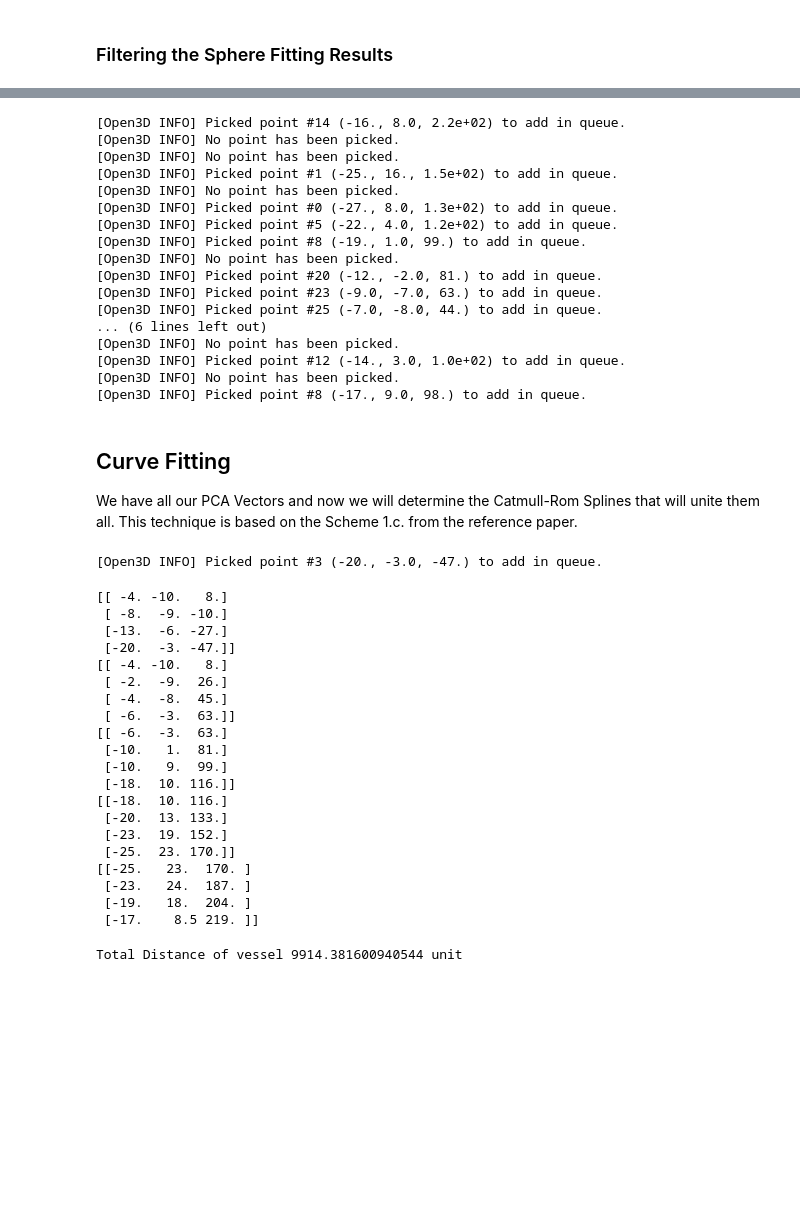
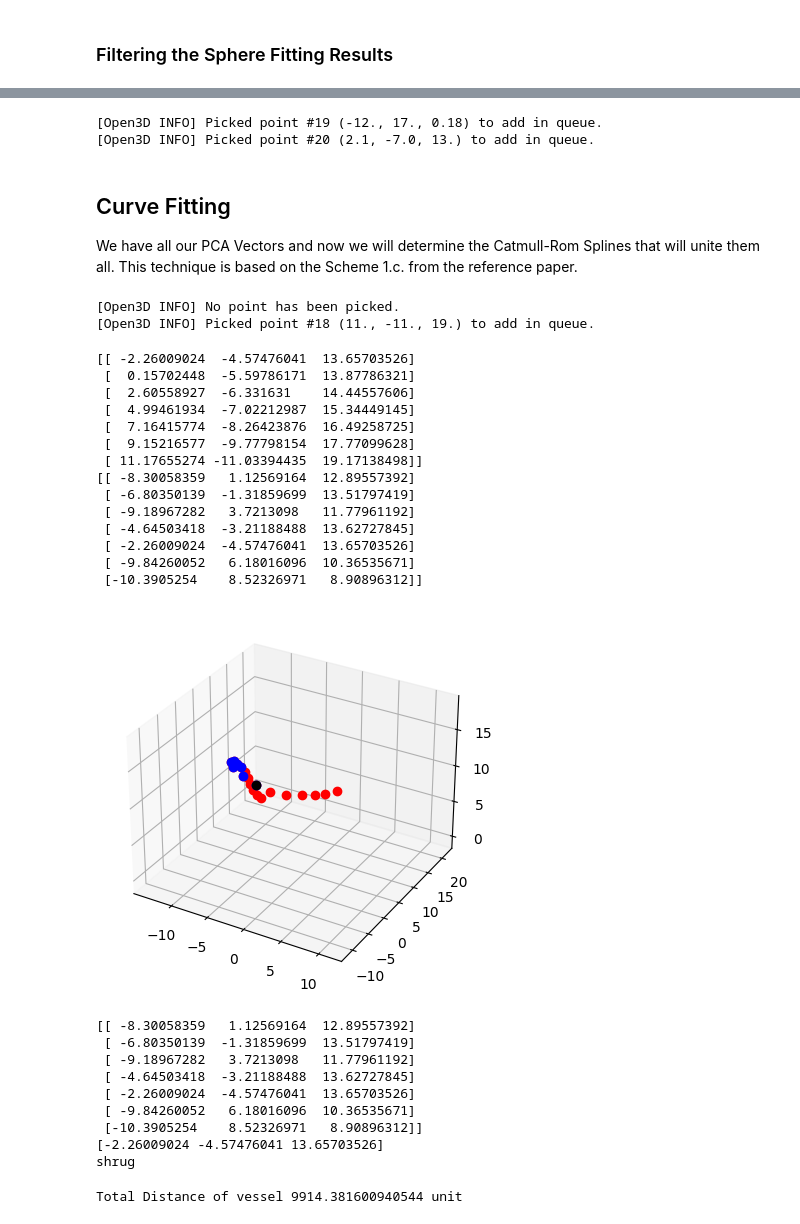
Before and after one commit to CNorthwayMedPhys/Full-Body-Flow-Model-Project, a Jupyter notebook: 07.11 Vessel Fitting-Geometry Method.ipynb, the cells around one changed output, grey strips where cells are left out. Cells and saved outputs as stored; diff of their text form; code cells hidden in the pictures; blank space fills up the shorter version.

```diff
--- a/07.11 Vessel Fitting-Geometry Method.ipynb
+++ b/07.11 Vessel Fitting-Geometry Method.ipynb
@@ -571,7 +571,7 @@ avg_filter = easygui.enterbox("Run voxel avg filter? True or False")
 
 #Now an average filter
 if avg_filter == "True":
-    points = voxel_downsample_avg_radius(points, 10)
+    points = voxel_downsample_avg_radius(points, 2)
 
     #Display point cloud
     display_two_pointclouds(point_cloud, points[:,0:3], 'Averaged Point Cloud')
@@ -593,23 +593,8 @@ points = rounded
 #Select from the visualization points to remove, iterate to remove all points
 filtered_points = manual_filter(points)
 # %% [output]
-[Open3D INFO] Picked point #14 (-16., 8.0, 2.2e+02) to add in queue.
-[Open3D INFO] No point has been picked.
-[Open3D INFO] No point has been picked.
-[Open3D INFO] Picked point #1 (-25., 16., 1.5e+02) to add in queue.
-[Open3D INFO] No point has been picked.
-[Open3D INFO] Picked point #0 (-27., 8.0, 1.3e+02) to add in queue.
-[Open3D INFO] Picked point #5 (-22., 4.0, 1.2e+02) to add in queue.
-[Open3D INFO] Picked point #8 (-19., 1.0, 99.) to add in queue.
-[Open3D INFO] No point has been picked.
-[Open3D INFO] Picked point #20 (-12., -2.0, 81.) to add in queue.
-[Open3D INFO] Picked point #23 (-9.0, -7.0, 63.) to add in queue.
-[Open3D INFO] Picked point #25 (-7.0, -8.0, 44.) to add in queue.
-... (6 lines left out)
-[Open3D INFO] No point has been picked.
-[Open3D INFO] Picked point #12 (-14., 3.0, 1.0e+02) to add in queue.
-[Open3D INFO] No point has been picked.
-[Open3D INFO] Picked point #8 (-17., 9.0, 98.) to add in queue.
+[Open3D INFO] Picked point #19 (-12., 17., 0.18) to add in queue.
+[Open3D INFO] Picked point #20 (2.1, -7.0, 13.) to add in queue.
 # %%
 #Complete another filtering step if desired
 
@@ -627,7 +612,7 @@ if avg_filter == "True":
 # %%
 #Final filter
 points = filtered_points
-points = voxel_downsample_avg_radius(points,12)
+#points = voxel_downsample_avg_radius(points,12)
 unique, indices = np.unique(points[:,0:3], axis=0,return_index=True)
 points = points[indices,:]
 # %% [markdown]
@@ -652,7 +637,8 @@ vis.destroy_window()
 
 selected_point_index = vis.get_picked_points()
 # %% [output]
-[Open3D INFO] Picked point #3 (-20., -3.0, -47.) to add in queue.
+[Open3D INFO] No point has been picked.
+[Open3D INFO] Picked point #18 (11., -11., 19.) to add in queue.
 # %%
 #Loop through all the vectors from the PCA results
     #Get the neighbours for each point
@@ -665,7 +651,7 @@ selected_point_index = vis.get_picked_points()
 #Set flag where, until all points are plotted then the flag remains True
 flag = True
 
-k = 3
+k = 6
 
 #Define intal parameters
 working_points = points[:,0:3]
@@ -773,53 +759,57 @@ for i in range(0,np.shape(working_points)[0]):
     vector_length =np.append(vector_length, np.linalg.norm(projections,ord=1))
 
 sorted_points = working_points[vector_length.argsort(),:]
 
 #Apply the Catmull Rom Spline
 a=0.5
 chain,end_points = CatmullRomChain(sorted_points,a)
 #print(chain_values[-1])
 if np.allclose(chain[0],chain_values[-1]):
     chain_values = np.append(chain_values, chain, axis = 0)
     #print("NO FLIP", chain[0])
 elif np.allclose(chain[-1],chain_values[-1]):
     chain_values = np.append(chain_values, np.flipud(chain), axis = 0)
     #print("FLIP",np.flipud(chain)[0])
 else:
     a = np.linalg.norm(chain_values[-1] - chain[0])
     b = np.linalg.norm(chain_values[-1] - chain_values[-1])
     if a < b:
         chain_values = np.append(chain_values, chain, axis = 0)
         #print("NO FLIP", chain[0])
     else:
         chain_values = np.append(chain_values, np.flipud(chain), axis = 0)
         #print("FLIP",np.flipud(chain)[0])
 
 chain_values = chain_values[~np.isnan(chain_values).any(axis=1)] #Remove nan values
 chain_values = np.unique(chain_values, axis=0) #Remove identical values
 
 #Display point cloud
 display_two_pointclouds(points[:,0:3],chain_values,'Catmull Rom Spline Fit')
 # %% [output]
-[[ -4. -10.   8.]
- [ -8.  -9. -10.]
- [-13.  -6. -27.]
- [-20.  -3. -47.]]
-[[ -4. -10.   8.]
- [ -2.  -9.  26.]
- [ -4.  -8.  45.]
- [ -6.  -3.  63.]]
-[[ -6.  -3.  63.]
- [-10.   1.  81.]
- [-10.   9.  99.]
- [-18.  10. 116.]]
-[[-18.  10. 116.]
- [-20.  13. 133.]
- [-23.  19. 152.]
- [-25.  23. 170.]]
-[[-25.   23.  170. ]
- [-23.   24.  187. ]
- [-19.   18.  204. ]
- [-17.    8.5 219. ]]
+[[ -2.26009024  -4.57476041  13.65703526]
+ [  0.15702448  -5.59786171  13.87786321]
+ [  2.60558927  -6.331631    14.44557606]
+ [  4.99461934  -7.02212987  15.34449145]
+ [  7.16415774  -8.26423876  16.49258725]
+ [  9.15216577  -9.77798154  17.77099628]
+ [ 11.17655274 -11.03394435  19.17138498]]
+[[ -8.30058359   1.12569164  12.89557392]
+ [ -6.80350139  -1.31859699  13.51797419]
+ [ -9.18967282   3.7213098   11.77961192]
+ [ -4.64503418  -3.21188488  13.62727845]
+ [ -2.26009024  -4.57476041  13.65703526]
+ [ -9.84260052   6.18016096  10.36535671]
+ [-10.3905254    8.52326971   8.90896312]]
+[figure, added]
+[[ -8.30058359   1.12569164  12.89557392]
+ [ -6.80350139  -1.31859699  13.51797419]
+ [ -9.18967282   3.7213098   11.77961192]
+ [ -4.64503418  -3.21188488  13.62727845]
+ [ -2.26009024  -4.57476041  13.65703526]
+ [ -9.84260052   6.18016096  10.36535671]
+ [-10.3905254    8.52326971   8.90896312]]
+[-2.26009024 -4.57476041 13.65703526]
+shrug
 # %%
 #Determine total distance
 total_distance = 0
```
Also changed, not shown: parts of 1 cell of this notebook, 30 other files.
